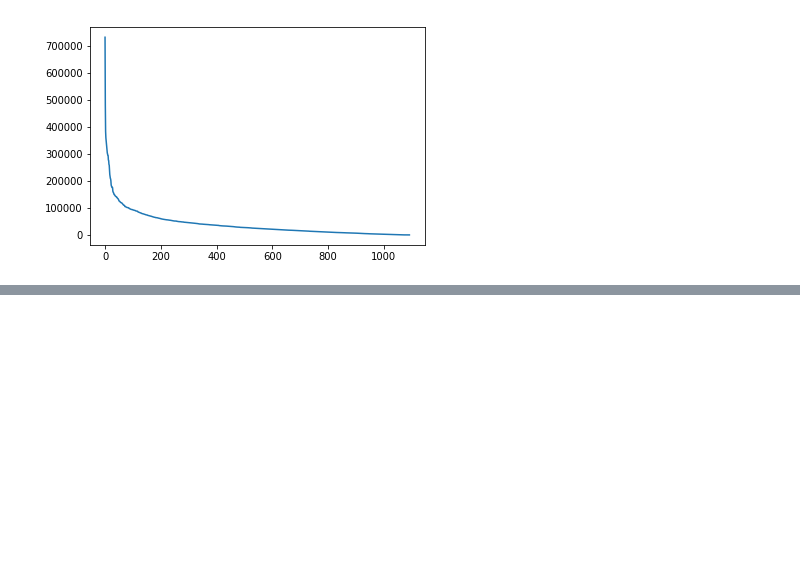
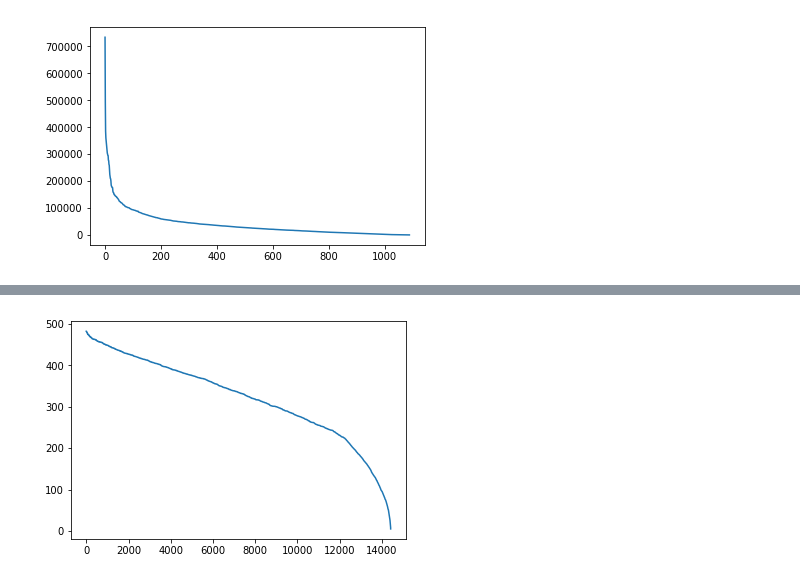
Before and after one commit to hussain-jafari/lastfm-recommender-system, a Jupyter notebook: recommendersystem.ipynb, the cells around one changed output, grey strips where cells are left out. Saved outputs shown, nothing was run; the diff lists cells and outputs as text; code cells hidden in the pictures; blank space fills up the shorter version.

Commit message:
Add GridSearch and predictions

```diff
--- a/recommendersystem.ipynb
+++ b/recommendersystem.ipynb
@@ -289,0 +294,27 @@ rmse_table
+# %%
+def get_recs_table(dataset, algo):
+
+    trainset = dataset.build_full_trainset()
+
+    algo = algo
+    algo.fit(trainset)
+
+    predictions = {}
+    index_of_users = []
+
+    for artist in playcounts_table.columns:
+
+        predictions_for_user = []
+
+        for user in playcounts_table.index[::2]:
+            index_of_users.append(user)
+            predictions_for_user.append(algo.predict(user, artist)[3])
+            predictions[artist] = predictions_for_user
+
+    recs_table = pd.DataFrame(predictions)
+    #recs_table.index= index_of_users
+
+    return recs_table
+# %%
+predictions_df = get_recs_table(artist_data, KNNBasic(verbose=False))
+predictions_df
@@ -289,0 +340,7 @@ rmse_table
+# %%
+pred_playcounts = predictions_df.sum()
+pred_playcounts = pred_playcounts.sort_values(ascending=False)
+plt.plot(pred_playcounts.values[50:])
+plt.show()
+# %% [output]
+[figure, added]
```
Also changed, not shown: parts of 9 cells of this notebook.
